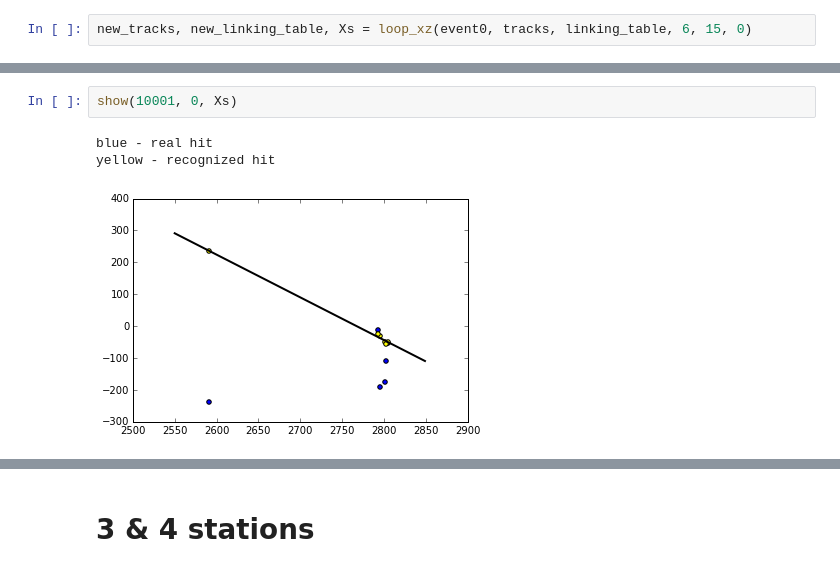
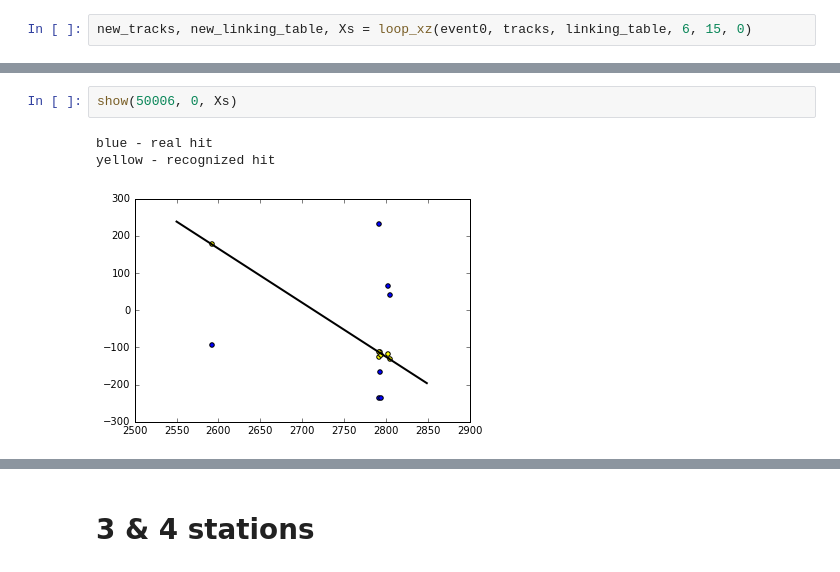
Before and after one commit to yandexdataschool/ship_tracks_recognition, a Jupyter notebook: U,V_recognition.ipynb, the cells around one changed output, grey strips where cells are left out. Saved outputs shown, nothing was run; the diff lists cells and outputs as text.

```diff
--- a/U,V_recognition.ipynb
+++ b/U,V_recognition.ipynb
@@ -129,8 +141,8 @@ new_linking_table.keys()
 # %%
-show(10001, 0, Xs)
+show(50006, 0, Xs)
 # %% [output]
 blue - real hit
 yellow - recognized hit
-[figure, old version]
+[figure, new version]
 # %%
 show(10002, 0, Xs)
```
Also changed, not shown: parts of 12 cells of this notebook, 3 other files.
